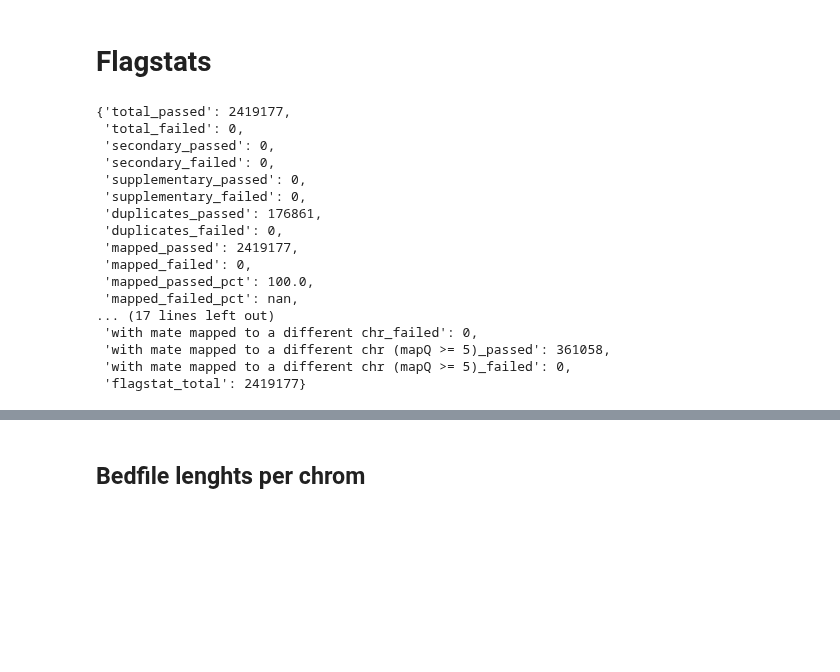
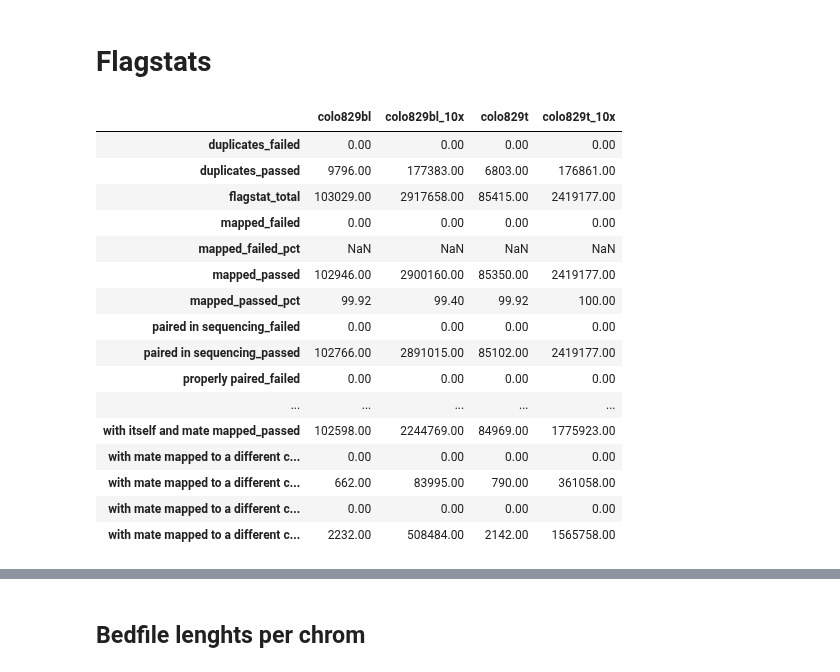
Before and after one commit to umccr/10x, a Jupyter notebook: telomeres/notebooks/counts.ipynb, the cells around one changed output, grey strips where cells are left out. Cells and saved outputs as stored; diff of their text form; code cells hidden in the pictures; blank space fills up the shorter version.

```diff
--- a/telomeres/notebooks/counts.ipynb
+++ b/telomeres/notebooks/counts.ipynb
@@ -329,28 +330,30 @@ def parse_single_report(file_obj):
     return parsed_data
 # %%
 files = Path('../data/processed/manual_telomere_coords/').glob('*-flagstat-*.txt')
+json_flagstats = defaultdict(dict)
 
 for f in files:
     with open(f, 'r') as flagstat_out:
-        json_flagstats = parse_single_report(flagstat_out.read())
-        #pd_flagstats = pd.read_json()
+        fname = str.lower(f.name.replace('-sliced-flagstat-hg38.hist.txt', '')).replace('-', '_')
+        json_flagstats[fname] = parse_single_report(flagstat_out.read())
+        pd_flagstats = pd.DataFrame.from_dict(json_flagstats)
 
-json_flagstats
+pd_flagstats
 # %% [output]
-{'total_passed': 2419177,
- 'total_failed': 0,
- 'secondary_passed': 0,
- 'secondary_failed': 0,
- 'supplementary_passed': 0,
- 'supplementary_failed': 0,
- 'duplicates_passed': 176861,
- 'duplicates_failed': 0,
- 'mapped_passed': 2419177,
- 'mapped_failed': 0,
- 'mapped_passed_pct': 100.0,
- 'mapped_failed_pct': nan,
-... (17 lines left out)
- 'with mate mapped to a different chr_failed': 0,
- 'with mate mapped to a different chr (mapQ >= 5)_passed': 361058,
- 'with mate mapped to a different chr (mapQ >= 5)_failed': 0,
- 'flagstat_total': 2419177}
+|  | colo829bl | colo829bl_10x | colo829t | colo829t_10x |
+| duplicates_failed | 0.00 | 0.00 | 0.00 | 0.00 |
+| duplicates_passed | 9796.00 | 177383.00 | 6803.00 | 176861.00 |
+| flagstat_total | 103029.00 | 2917658.00 | 85415.00 | 2419177.00 |
+| mapped_failed | 0.00 | 0.00 | 0.00 | 0.00 |
+| mapped_failed_pct | NaN | NaN | NaN | NaN |
+| mapped_passed | 102946.00 | 2900160.00 | 85350.00 | 2419177.00 |
+| mapped_passed_pct | 99.92 | 99.40 | 99.92 | 100.00 |
+| paired in sequencing_failed | 0.00 | 0.00 | 0.00 | 0.00 |
+| paired in sequencing_passed | 102766.00 | 2891015.00 | 85102.00 | 2419177.00 |
+| properly paired_failed | 0.00 | 0.00 | 0.00 | 0.00 |
+| ... | ... | ... | ... | ... |
+| with itself and mate mapped_passed | 102598.00 | 2244769.00 | 84969.00 | 1775923.00 |
+| with mate mapped to a different c... | 0.00 | 0.00 | 0.00 | 0.00 |
+| with mate mapped to a different c... | 662.00 | 83995.00 | 790.00 | 361058.00 |
+| with mate mapped to a different c... | 0.00 | 0.00 | 0.00 | 0.00 |
+| with mate mapped to a different c... | 2232.00 | 508484.00 | 2142.00 | 1565758.00 |
```
Also changed, not shown: parts of 6 cells of this notebook.
